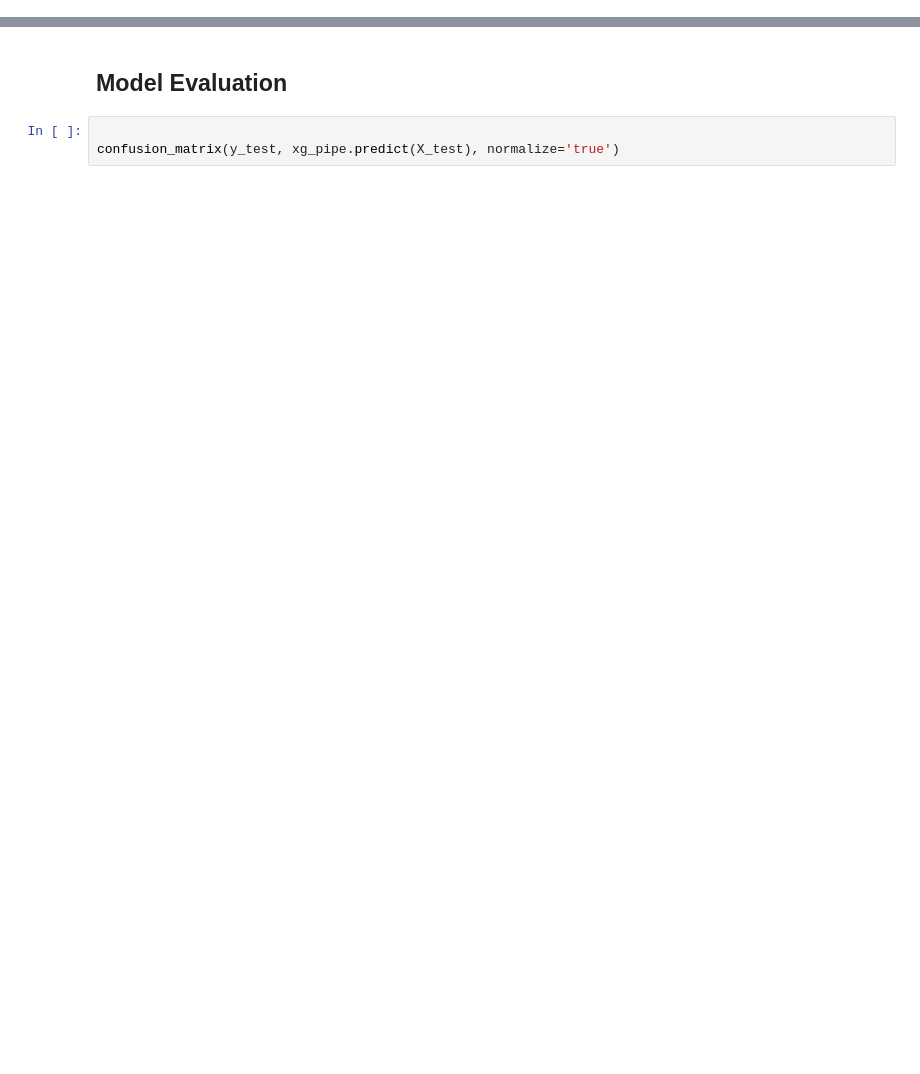
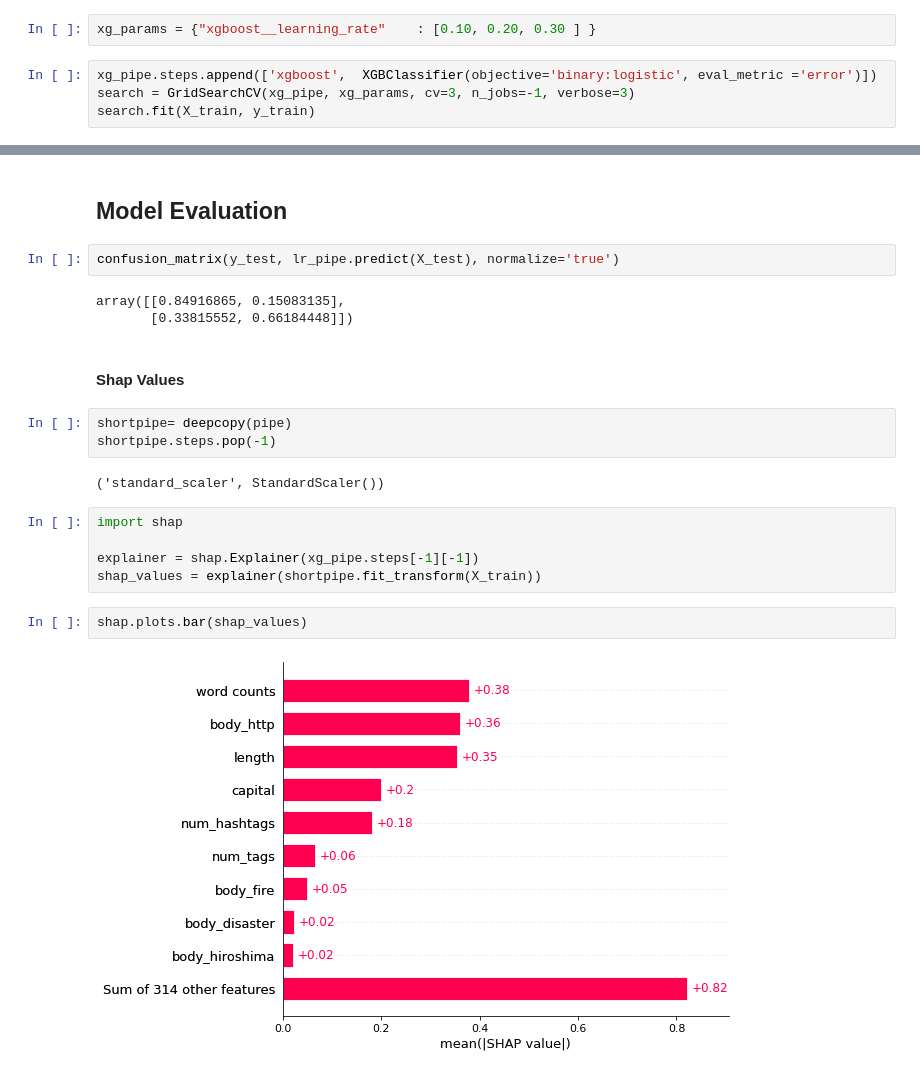
Before and after one commit to tuawong/kaggle-disaster-tweets, a Jupyter notebook: 02_disaster_tweets_FeatureExtraction&Model.ipynb, the cells around one changed output, grey strips where cells are left out. Saved outputs shown, nothing was run; the diff lists cells and outputs as text; blank space fills up the shorter version.

```diff
--- a/02_disaster_tweets_FeatureExtraction&Model.ipynb
+++ b/02_disaster_tweets_FeatureExtraction&Model.ipynb
@@ -156,0 +241,6 @@ xg_pipe.score(X_test, y_test)
+# %%
+xg_params = {"xgboost__learning_rate"    : [0.10, 0.20, 0.30 ] }
+# %%
+xg_pipe.steps.append(['xgboost',  XGBClassifier(objective='binary:logistic', eval_metric ='error')])
+search = GridSearchCV(xg_pipe, xg_params, cv=3, n_jobs=-1, verbose=3)
+search.fit(X_train, y_train)
@@ -157,5 +265,23 @@ xg_pipe.score(X_test, y_test)
 # %% [markdown]
 ## Model Evaluation
 # %%
-
-confusion_matrix(y_test, xg_pipe.predict(X_test), normalize='true')
+confusion_matrix(y_test, lr_pipe.predict(X_test), normalize='true')
+# %% [output]
+array([[0.84916865, 0.15083135],
+       [0.33815552, 0.66184448]])
+# %% [markdown]
+#### Shap Values
+# %%
+shortpipe= deepcopy(pipe)
+shortpipe.steps.pop(-1)
+# %% [output]
+('standard_scaler', StandardScaler())
+# %%
+import shap
+
+explainer = shap.Explainer(xg_pipe.steps[-1][-1])
+shap_values = explainer(shortpipe.fit_transform(X_train))
+# %%
+shap.plots.bar(shap_values)
+# %% [output]
+[figure, added]
```
Also changed, not shown: parts of 26 cells of this notebook, 1 other file.
